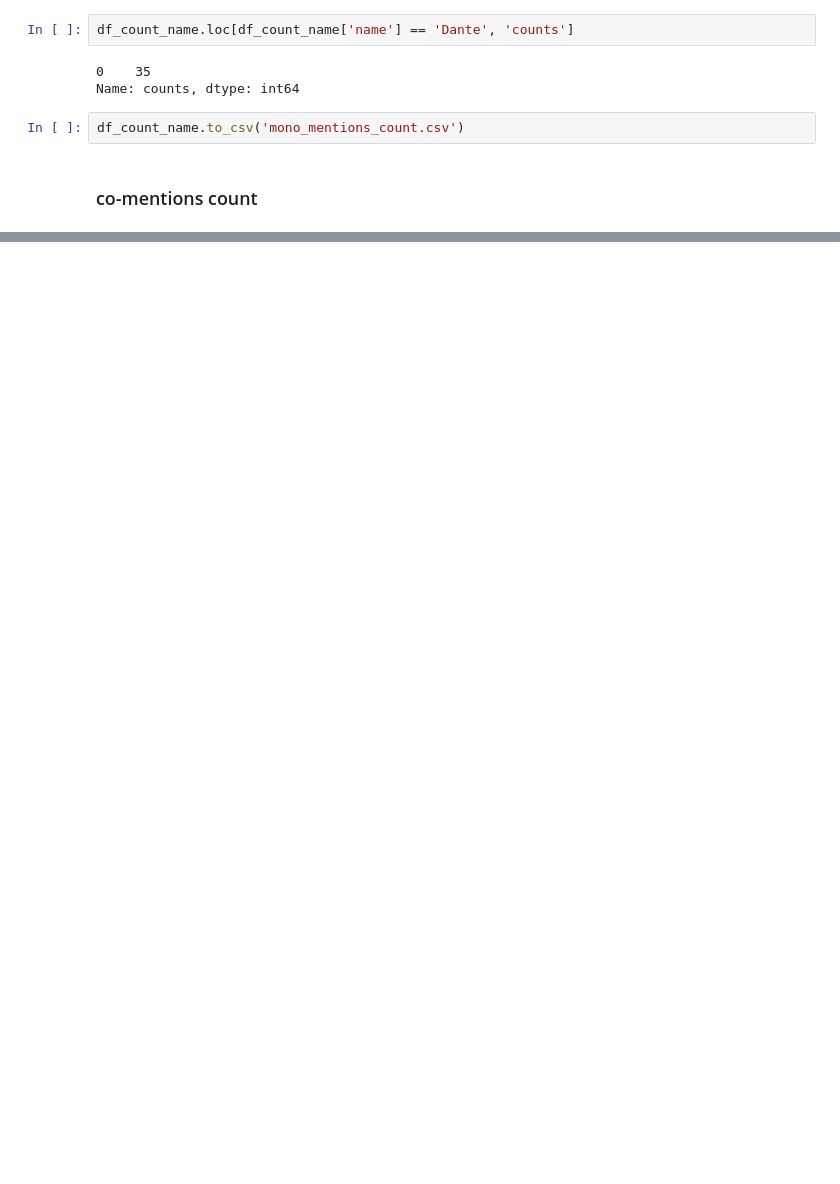
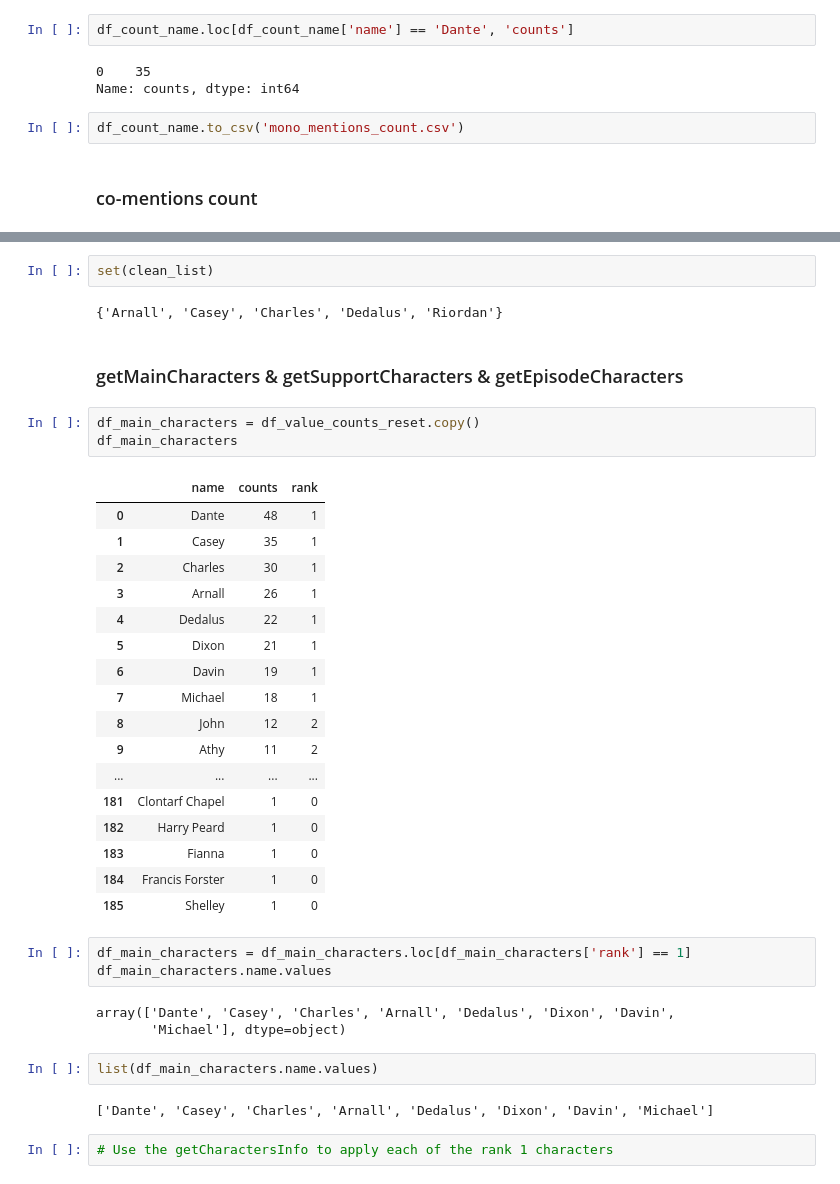
Before and after one commit to encoder-90/IdentricsSolution, a Jupyter notebook: Jupyter Notebook/Notebook Book Assignment.ipynb, the cells around one changed output, grey strips where cells are left out. Drawn from its saved outputs; the diff is of its cells as text; blank space fills up the shorter version.

```diff
--- a/Jupyter Notebook/Notebook Book Assignment.ipynb
+++ b/Jupyter Notebook/Notebook Book Assignment.ipynb
@@ -482,0 +721,39 @@ df[df.Agent.groupby(df.Agent).transform('value_counts') > 1]
+# %%
+set(clean_list)
+# %% [output]
+{'Arnall', 'Casey', 'Charles', 'Dedalus', 'Riordan'}
+# %% [markdown]
+### getMainCharacters & getSupportCharacters & getEpisodeCharacters
+# %%
+df_main_characters = df_value_counts_reset.copy()
+df_main_characters
+# %% [output]
+|  | name | counts | rank |
+| 0 | Dante | 48 | 1 |
+| 1 | Casey | 35 | 1 |
+| 2 | Charles | 30 | 1 |
+| 3 | Arnall | 26 | 1 |
+| 4 | Dedalus | 22 | 1 |
+| 5 | Dixon | 21 | 1 |
+| 6 | Davin | 19 | 1 |
+| 7 | Michael | 18 | 1 |
+| 8 | John | 12 | 2 |
+| 9 | Athy | 11 | 2 |
+| ... | ... | ... | ... |
+| 181 | Clontarf Chapel | 1 | 0 |
+| 182 | Harry Peard | 1 | 0 |
+| 183 | Fianna | 1 | 0 |
+| 184 | Francis Forster | 1 | 0 |
+| 185 | Shelley | 1 | 0 |
+# %%
+df_main_characters = df_main_characters.loc[df_main_characters['rank'] == 1]
+df_main_characters.name.values
+# %% [output]
+array(['Dante', 'Casey', 'Charles', 'Arnall', 'Dedalus', 'Dixon', 'Davin',
+       'Michael'], dtype=object)
+# %%
+list(df_main_characters.name.values)
+# %% [output]
+['Dante', 'Casey', 'Charles', 'Arnall', 'Dedalus', 'Dixon', 'Davin', 'Michael']
+# %%
+# Use the getCharactersInfo to apply each of the rank 1 characters
```
Also changed, not shown: parts of 46 cells of this notebook, 6 other files.
